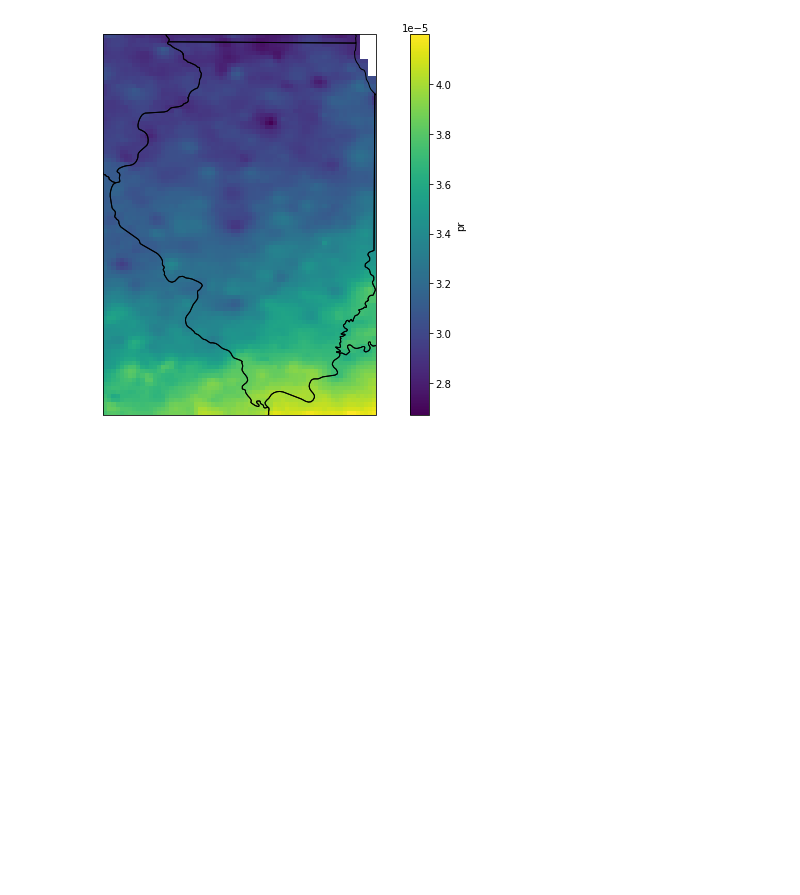
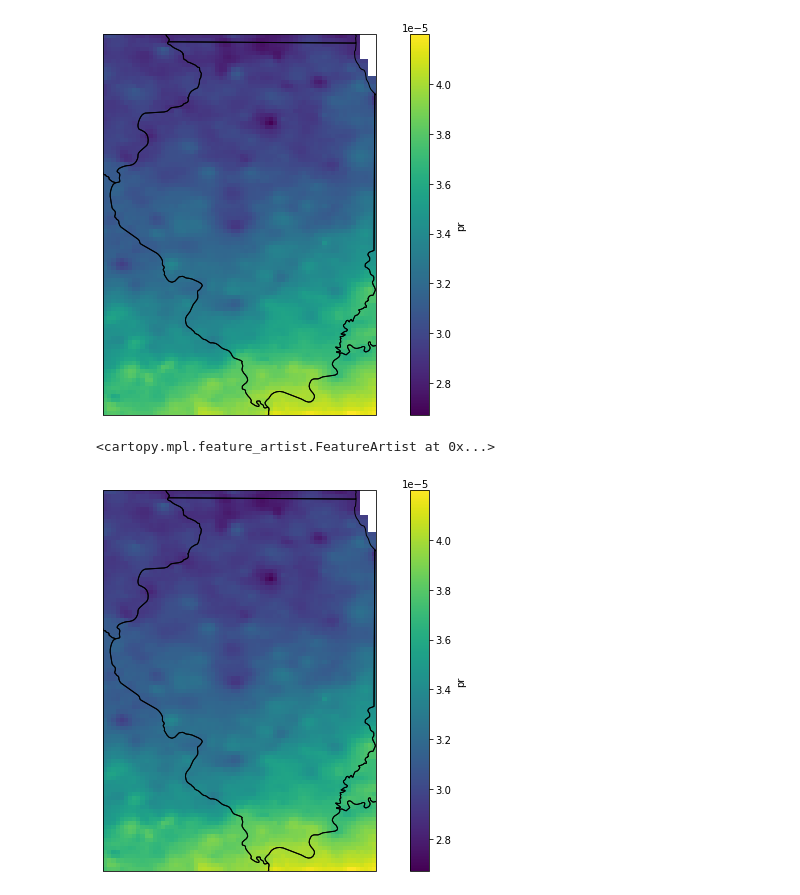
Before and after one commit to mailesasaki/climate_map, a Jupyter notebook: loca2_precip.ipynb, the cells around one changed output. Cells and saved outputs as stored; diff of their text form; code cells hidden in the pictures; blank space fills up the shorter version.

Commit message:
Figuring out data loading function

```diff
--- a/loca2_precip.ipynb
+++ b/loca2_precip.ipynb
@@ -7,12 +7,12 @@ import glob
 import pandas as pd
 import os
 # %%
-def loca2_processing(scenario, variable):
+def loca2_processing(scenario, variable, timeindex):
 
-    base_directory = "/data/keeling/a/cristi/a/esm_data/downscaled_data/LOCA2/"
+    base_directory = "/data/keeling/a/cristi/a/downscaled_data/LOCA2/"
     models = next(os.walk(base_directory))[1]
     #time index to assign model times to
-    new_time_index=pd.date_range(start='2015-01-01',freq='D',periods=31411)
+    new_time_index=pd.date_range(start='2015-01-01',freq='D',periods=10958)
 
     list_dataset_model = []
     for model in models:
@@ -27,9 +27,12 @@ def loca2_processing(scenario, variable):
             continue
         list_dataset_mem = []
         for mem in list(set(ens_mem)):
-            files_mem = glob.glob(directory + '/' + variable + '.' + model + '.' + scenario + '.' + mem + '.' + '*')
+            files_mem = glob.glob(directory + '/' + variable + '.' + model + '.' + scenario + '.' + mem + '.'
+                                  + timeindex + '.' + '*')
             dataset_mem = xr.open_mfdataset(files_mem,combine="by_coords",use_cftime=True)
-            dataset_mem = dataset_mem.assign(time=new_time_index).isel(time=slice(0,365*30))
+            dataset_mem = dataset_mem.assign(time=new_time_index)
+            #dataset_mem = xr.open_dataset(files_mem)
+            print(dataset_mem)
             dataset_mem['ens_mem'] = mem
             list_dataset_mem.append(dataset_mem)
         if len(list_dataset_mem) == 1:
@@ -39,13 +42,12 @@ def loca2_processing(scenario, variable):
             dataset_model = xr.concat(list_dataset_mem, dim='ens_mem', coords='minimal', compat='override')
             dataset_model = dataset_model.mean('ens_mem')
         dataset_model['name'] = model
-        dataset_model.load()
+        dataset_model = dataset_model.sel(lat=slice(36.9,42.6)).sel(lon=slice(268.4,272.5))
         list_dataset_model.append(dataset_model)
     dataset = xr.concat(list_dataset_model, dim='name', coords='minimal', compat='override')
-    dataset = dataset.sel(lat=slice(36.9,42.6)).sel(lon=slice(268.4,272.5))
     return dataset
 # %%
-dataset = loca2_processing('ssp370', 'pr')
+dataset = loca2_processing('ssp370', 'pr', '2015-2044')
 dataset
 # %% [output]
 ACCESS-CM2
@@ -82,3 +98,11 @@ ax.add_feature(cfeature.STATES)
 # %% [output]
 <cartopy.mpl.feature_artist.FeatureArtist at 0x...>
 [figure]
+# %%
+plt.rcParams['figure.figsize'] = [12, 7]
+ax = plt.axes(projection=ccrs.PlateCarree())
+dataset.pr.mean('time').mean('name').plot()
+ax.add_feature(cfeature.STATES)
+# %% [output]
+<cartopy.mpl.feature_artist.FeatureArtist at 0x...>
+[figure, added]
```
Also changed, not shown: parts of 5 cells of this notebook.
